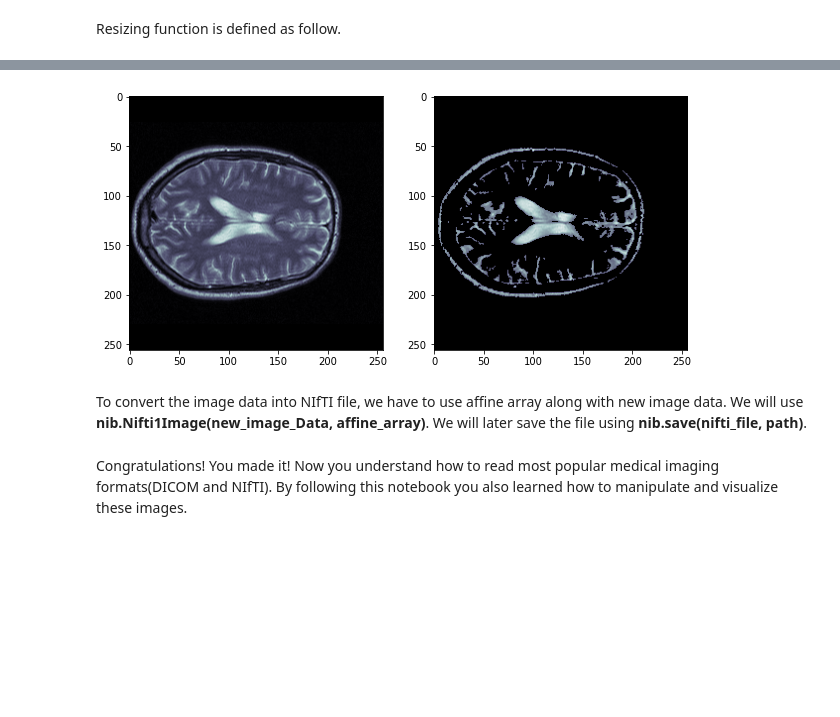
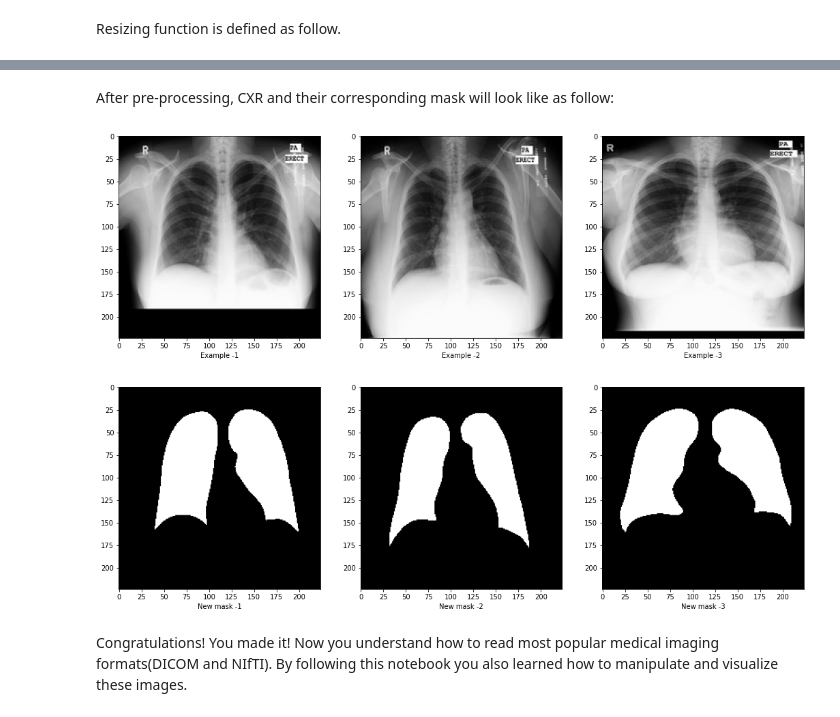
Before and after one commit to akansh12/confession-of-a-coding-freak, a Jupyter notebook: _notebooks/2022-06-19-2D-ResUnet-based-Medical-Images(Chest-X-Rays)-Segmentation-using-Pytorch.ipynb, the cells around one changed output, grey strips where cells are left out. Saved outputs shown, nothing was run; the diff lists cells and outputs as text; code cells hidden in the pictures; blank space fills up the shorter version.

Commit message:
mask_prepare_2

```diff
--- a/_notebooks/2022-06-19-2D-ResUnet-based-Medical-Images(Chest-X-Rays)-Segmentation-using-Pytorch.ipynb
+++ b/_notebooks/2022-06-19-2D-ResUnet-based-Medical-Images(Chest-X-Rays)-Segmentation-using-Pytorch.ipynb
@@ -670,10 +197,0 @@ new_nifti_data = nifti_from_dicom_data * (nifti_from_dicom_data > 300)
-# %%
-#hide_input
-fig, axis = plt.subplots(1, 2, figsize=(10, 10))
-
-axis[0].imshow(nifti_from_dicom_data[:,:,15], cmap = 'bone');
-axis[1].imshow(new_nifti_data[:,:,15], cmap = 'bone');
-# %% [output]
-[figure, removed]
-# %% [markdown]
-To convert the image data into NIfTI file, we have to use affine array along with new image data. We will use **nib.Nifti1Image(new_image_Data, affine_array)**. We will later save the file using **nib.save(nifti_file, path)**.
@@ -683,3 +198,35 @@ nib.save(processed_nifti, './blog_1_data/201_t2w_tse_processed.nii.gz')
+# %% [markdown]
+After pre-processing, CXR and their corresponding mask will look like as follow:
+# %%
+img_path = "./data/images/"
+img_mask = "./data/masks/"
+
+plt.figure(figsize = (18,10))
+plt.subplot(1,3,1)
+plt.imshow(plt.imread(os.path.join(img_path,img_names[0])), cmap = 'gray')
+plt.xlabel('Example -1')
+plt.subplot(1,3,2)
+plt.imshow(plt.imread(os.path.join(img_path,img_names[1])), cmap = 'gray')
+plt.xlabel('Example -2')
+plt.subplot(1,3,3)
+plt.imshow(plt.imread(os.path.join(img_path,img_names[2])), cmap = 'gray')
+plt.xlabel('Example -3');
+plt.show()
+
+plt.figure(figsize = (18,10))
+plt.subplot(1,3,1)
+plt.imshow(plt.imread(os.path.join(img_mask,img_names[0])), cmap = 'gray')
+plt.xlabel('New mask -1')
+plt.subplot(1,3,2)
+plt.imshow(plt.imread(os.path.join(img_mask,img_names[1])), cmap = 'gray')
+plt.xlabel('New mask -2')
+plt.subplot(1,3,3)
+plt.imshow(plt.imread(os.path.join(img_mask,img_names[2])), cmap = 'gray')
+plt.xlabel('New mask -3');
+plt.show()
+# %% [output]
+[figure, added]
+[figure, added]
 # %% [markdown]
 Congratulations! You made it! Now you understand how to read most popular medical imaging formats(DICOM and NIfTI). By following this notebook you also learned how to manipulate and visualize these images.
 # %% [markdown]
```
Also changed, not shown: parts of 92 cells of this notebook.
